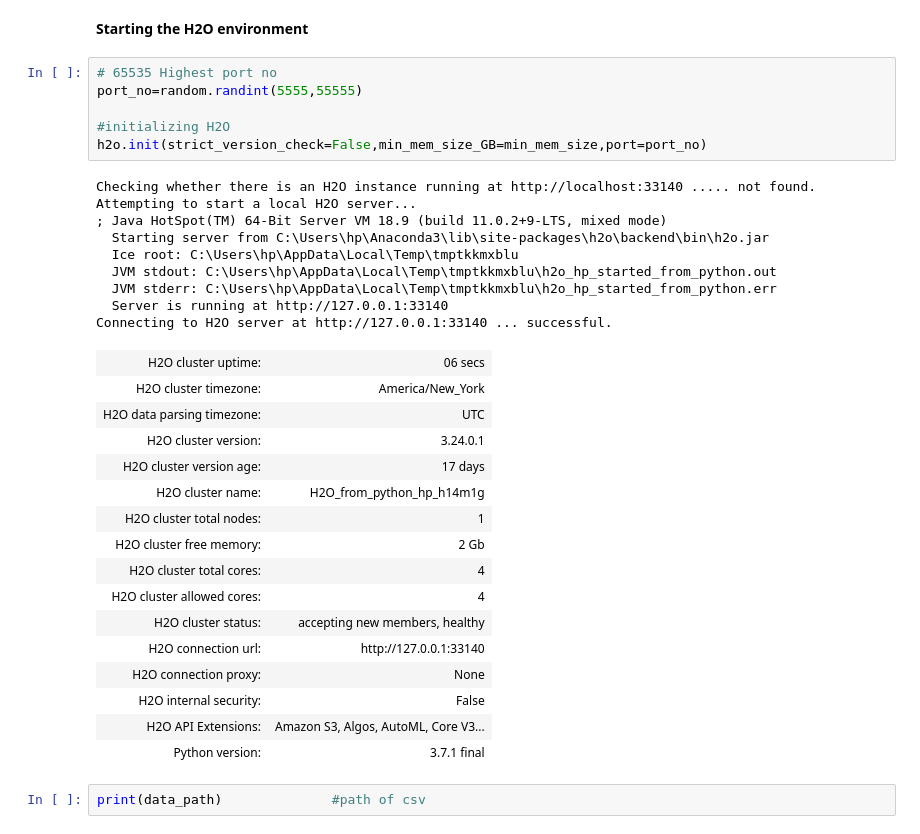
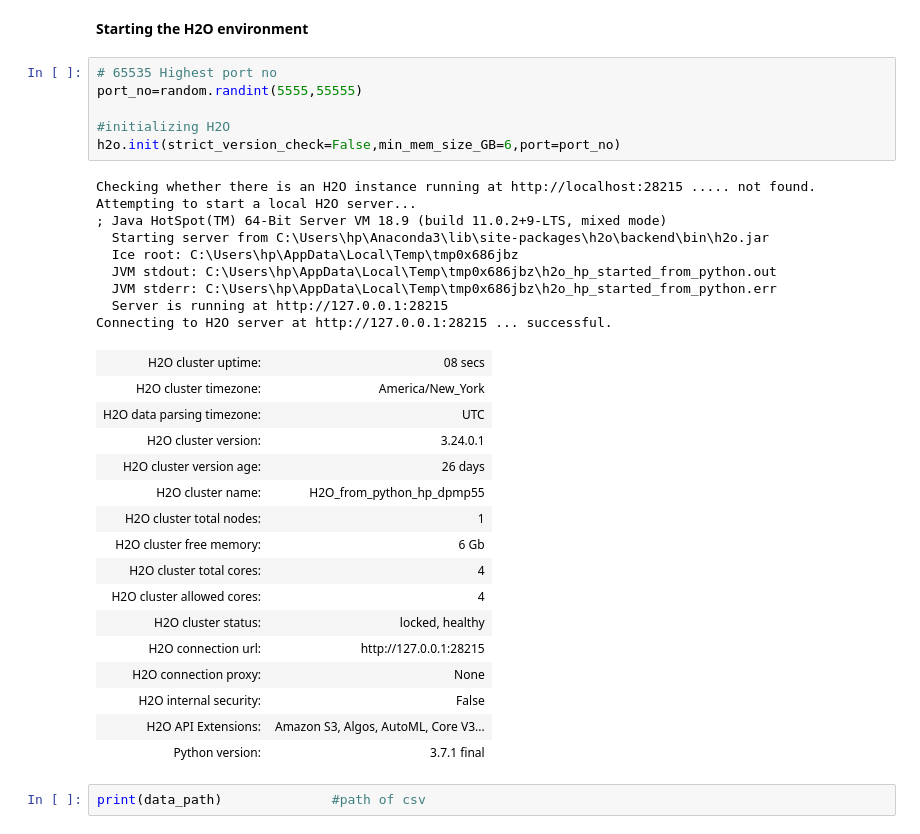
Before and after one commit to Urja96/Hyperparameters, a Jupyter notebook: Employee Access Challenge - H2O.ipynb, the cells around one changed output. Drawn from its saved outputs; the diff is of its cells as text.

```diff
--- a/Employee Access Challenge - H2O.ipynb
+++ b/Employee Access Challenge - H2O.ipynb
@@ -248,31 +248,31 @@ Problem Type:  Classification
 # %%
 # 65535 Highest port no
 port_no=random.randint(5555,55555)
 
 #initializing H2O
-h2o.init(strict_version_check=False,min_mem_size_GB=min_mem_size,port=port_no)
+h2o.init(strict_version_check=False,min_mem_size_GB=6,port=port_no)
 # %% [output]
-Checking whether there is an H2O instance running at http://localhost:33140 ..... not found.
+Checking whether there is an H2O instance running at http://localhost:28215 ..... not found.
 Attempting to start a local H2O server...
 ; Java HotSpot(TM) 64-Bit Server VM 18.9 (build 11.0.2+9-LTS, mixed mode)
   Starting server from C:\Users\hp\Anaconda3\lib\site-packages\h2o\backend\bin\h2o.jar
-  Ice root: C:\Users\hp\AppData\Local\Temp\tmptkkmxblu
-  JVM stdout: C:\Users\hp\AppData\Local\Temp\tmptkkmxblu\h2o_hp_started_from_python.out
-  JVM stderr: C:\Users\hp\AppData\Local\Temp\tmptkkmxblu\h2o_hp_started_from_python.err
-  Server is running at http://127.0.0.1:33140
-Connecting to H2O server at http://127.0.0.1:33140 ... successful.
+  Ice root: C:\Users\hp\AppData\Local\Temp\tmp0x686jbz
+  JVM stdout: C:\Users\hp\AppData\Local\Temp\tmp0x686jbz\h2o_hp_started_from_python.out
+  JVM stderr: C:\Users\hp\AppData\Local\Temp\tmp0x686jbz\h2o_hp_started_from_python.err
+  Server is running at http://127.0.0.1:28215
+Connecting to H2O server at http://127.0.0.1:28215 ... successful.
-| H2O cluster uptime: | 06 secs |
+| H2O cluster uptime: | 08 secs |
 | H2O cluster timezone: | America/New_York |
 | H2O data parsing timezone: | UTC |
 | H2O cluster version: | 3.24.0.1 |
-| H2O cluster version age: | 17 days |
-| H2O cluster name: | H2O_from_python_hp_h14m1g |
+| H2O cluster version age: | 26 days |
+| H2O cluster name: | H2O_from_python_hp_dpmp55 |
 | H2O cluster total nodes: | 1 |
-| H2O cluster free memory: | 2 Gb |
+| H2O cluster free memory: | 6 Gb |
 | H2O cluster total cores: | 4 |
 | H2O cluster allowed cores: | 4 |
-| H2O cluster status: | accepting new members, healthy |
-| H2O connection url: | http://127.0.0.1:33140 |
+| H2O cluster status: | locked, healthy |
+| H2O connection url: | http://127.0.0.1:28215 |
 | H2O connection proxy: | None |
 | H2O internal security: | False |
 | H2O API Extensions: | Amazon S3, Algos, AutoML, Core V3... |
```
Also changed, not shown: parts of 3 cells of this notebook.
